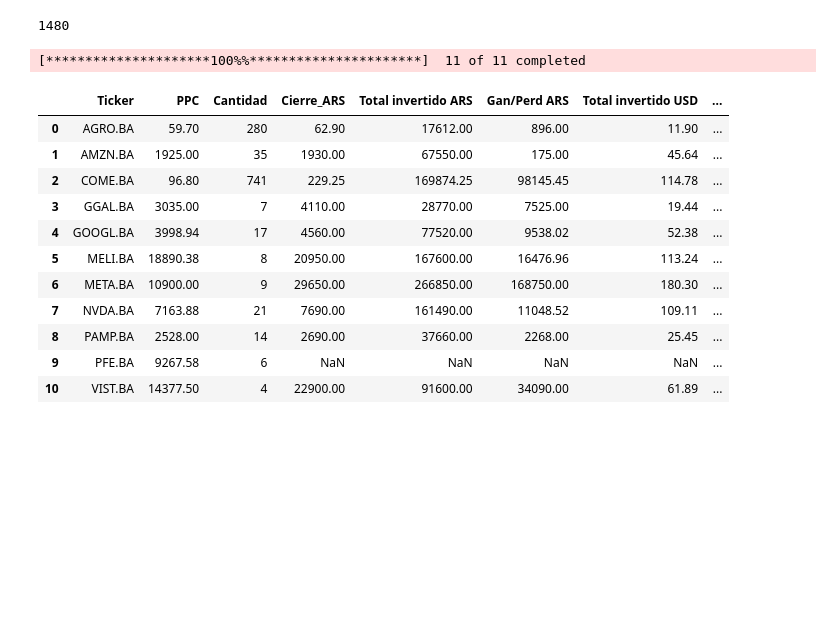
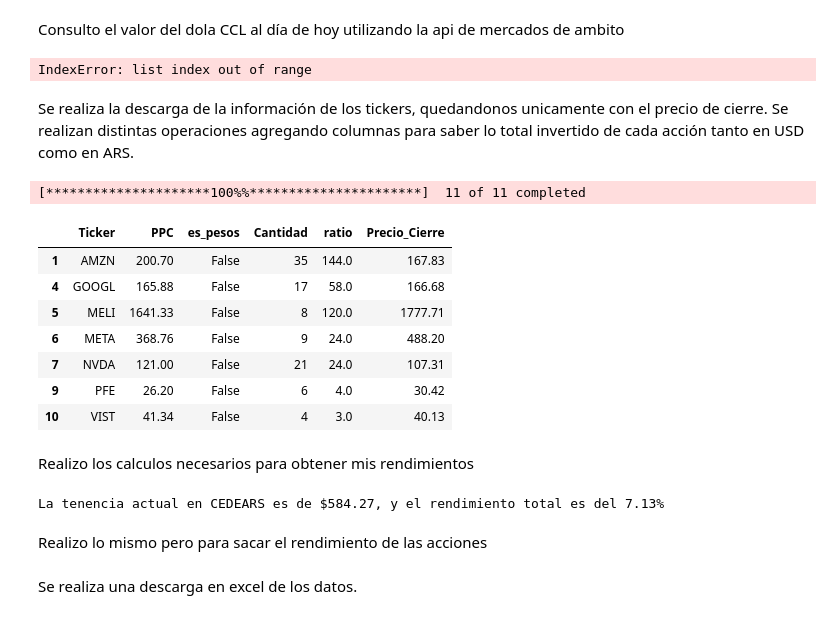
Before and after one commit to Franco2411/Acciones-usd-ganancias, a Jupyter notebook: Ganancia real acciones.ipynb, the cells around one changed output. Cells and saved outputs as stored; diff of their text form; code cells hidden in the pictures; blank space fills up the shorter version.

Commit message:
Modificacion con PPC en dolares y split entre acciones y cedears

```diff
--- a/Ganancia real acciones.ipynb
+++ b/Ganancia real acciones.ipynb
@@ -22,3 +41,5 @@ except Exception as e:
+# %% [markdown]
+Consulto el valor del dola CCL al día de hoy utilizando la api de mercados de ambito
 # %%
 from datetime import datetime
 import requests
@@ -42,44 +63,58 @@ def valor_ccl():
     else:
         print(f"Error: {response.status_code}")
 
-#dolar_ccl = valor_ccl()
-dolar_ccl = 1480
+dolar_ccl = valor_ccl()
+#dolar_ccl = 1480
 print(dolar_ccl)
 # %% [output]
-1480
+IndexError: list index out of range
+# %% [markdown]
+Se realiza la descarga de la información de los tickers, quedandonos unicamente con el precio de cierre.
+Se realizan distintas operaciones agregando columnas para saber lo total invertido de cada acción tanto en USD como en ARS.
 # %%
 import yfinance as yf
 
 # Las convierto en lista para poder descargar sus datos y los descargo con yfinance
 list_tickers = df_tickers['Ticker'].to_list()
 yf_t = yf.download(list_tickers, period='1d', interval='2m')['Adj Close']
 
 # Elijo el ultimo registro
 yf_t = yf_t.iloc[-1]
 
 # Creo una columna donde agrego esos precios mapeandolos con el indice de la serie anterior ya que son el mismo
-df_tickers['Cierre_ARS'] = df_tickers['Ticker'].map(yf_t).round(2)
+df_tickers['Precio_Cierre'] = df_tickers['Ticker'].map(yf_t).round(2)
 
-# Agrego otra columna donde se ve la ganancia/perdida en ARS y una donde tengo el total invertido
-df_tickers['Total invertido ARS'] = (df_tickers['Cierre_ARS'] * df_tickers['Cantidad']).round(2)
-df_tickers['Gan/Perd ARS'] = ((df_tickers['Cierre_ARS'] * df_tickers['Cantidad']) - (df_tickers['PPC'] * df_tickers['Cantidad'])).round(2)
-
-# Hago lo mismo pero en USD
-df_tickers['Total invertido USD'] = (df_tickers['Cantidad'] * (df_tickers['Cierre_ARS'] / dolar_ccl)).round(2)
-df_tickers['Gan/Perd USD'] = (df_tickers['Cantidad'] * (df_tickers['Cierre_ARS'] / dolar_ccl)).round(2) - ((df_tickers['PPC'] / dolar_ccl) * df_tickers['Cantidad']).round(2)
-hoy = datetime.now()
-df_tickers
+# Separo las acciones de los CEDEARS
+df_acciones = df_tickers[df_tickers['es_pesos'] == True]
+df_cedears = df_tickers[df_tickers['es_pesos'] == False]
+df_cedears
 # %% [output]
 [*********************100%%**********************]  11 of 11 completed
-|  | Ticker | PPC | Cantidad | Cierre_ARS | Total invertido ARS | Gan/Perd ARS | Total invertido USD | ... |
-| 0 | AGRO.BA | 59.70 | 280 | 62.90 | 17612.00 | 896.00 | 11.90 | ... |
-| 1 | AMZN.BA | 1925.00 | 35 | 1930.00 | 67550.00 | 175.00 | 45.64 | ... |
-| 2 | COME.BA | 96.80 | 741 | 229.25 | 169874.25 | 98145.45 | 114.78 | ... |
-| 3 | GGAL.BA | 3035.00 | 7 | 4110.00 | 28770.00 | 7525.00 | 19.44 | ... |
-| 4 | GOOGL.BA | 3998.94 | 17 | 4560.00 | 77520.00 | 9538.02 | 52.38 | ... |
-| 5 | MELI.BA | 18890.38 | 8 | 20950.00 | 167600.00 | 16476.96 | 113.24 | ... |
-| 6 | META.BA | 10900.00 | 9 | 29650.00 | 266850.00 | 168750.00 | 180.30 | ... |
-| 7 | NVDA.BA | 7163.88 | 21 | 7690.00 | 161490.00 | 11048.52 | 109.11 | ... |
-| 8 | PAMP.BA | 2528.00 | 14 | 2690.00 | 37660.00 | 2268.00 | 25.45 | ... |
-| 9 | PFE.BA | 9267.58 | 6 | NaN | NaN | NaN | NaN | ... |
-| 10 | VIST.BA | 14377.50 | 4 | 22900.00 | 91600.00 | 34090.00 | 61.89 | ... |
+|  | Ticker | PPC | es_pesos | Cantidad | ratio | Precio_Cierre |
+| 1 | AMZN | 200.70 | False | 35 | 144.0 | 167.83 |
+| 4 | GOOGL | 165.88 | False | 17 | 58.0 | 166.68 |
+| 5 | MELI | 1641.33 | False | 8 | 120.0 | 1777.71 |
+| 6 | META | 368.76 | False | 9 | 24.0 | 488.20 |
+| 7 | NVDA | 121.00 | False | 21 | 24.0 | 107.31 |
+| 9 | PFE | 26.20 | False | 6 | 4.0 | 30.42 |
+| 10 | VIST | 41.34 | False | 4 | 3.0 | 40.13 |
+# %% [markdown]
+Realizo los calculos necesarios para obtener mis rendimientos
+# %%
+# Calculo con los cedears
+df_cedears = df_cedears.drop(['es_pesos'], axis=1)
+df_cedears['Total_invertido'] = ((df_cedears['PPC'] / df_cedears['ratio']) * df_cedears['Cantidad']).round(2)
+df_cedears['Tenencia_actual'] = ((df_cedears['Precio_Cierre'] / df_cedears['ratio']) * df_cedears['Cantidad']).round(2)
+df_cedears['Neto'] = (df_cedears['Tenencia_actual'] - df_cedears['Total_invertido'])
+df_cedears['Rendimiento'] = (((df_cedears['Tenencia_actual'] - df_cedears['Total_invertido']) / df_cedears['Total_invertido']) * 100).round(2)
+df_cedears.sort_values('Rendimiento', ascending=False, inplace=True)
+
+# Calculo mi tenencia actual total y rendimiento toal en cedears
+total_cedears = df_cedears['Tenencia_actual'].sum()
+rend_tot_ced = (((df_cedears['Tenencia_actual'].sum() - df_cedears['Total_invertido'].sum()) / df_cedears['Total_invertido'].sum()) * 100).round(2)
+
+print(f'La tenencia actual en CEDEARS es de ${total_cedears}, y el rendimiento total es del {rend_tot_ced}%')
+# %% [output]
+La tenencia actual en CEDEARS es de $584.27, y el rendimiento total es del 7.13%
+# %% [markdown]
+Realizo lo mismo pero para sacar el rendimiento de las acciones
@@ -86,3 +124,5 @@ df_tickers
+# %% [markdown]
+Se realiza una descarga en excel de los datos.
 # %%
 # Guardo un excel con los datos
 df_tickers.to_excel(f'informe-acciones-usd.xlsx')
```
Also changed, not shown: parts of 7 cells of this notebook.
